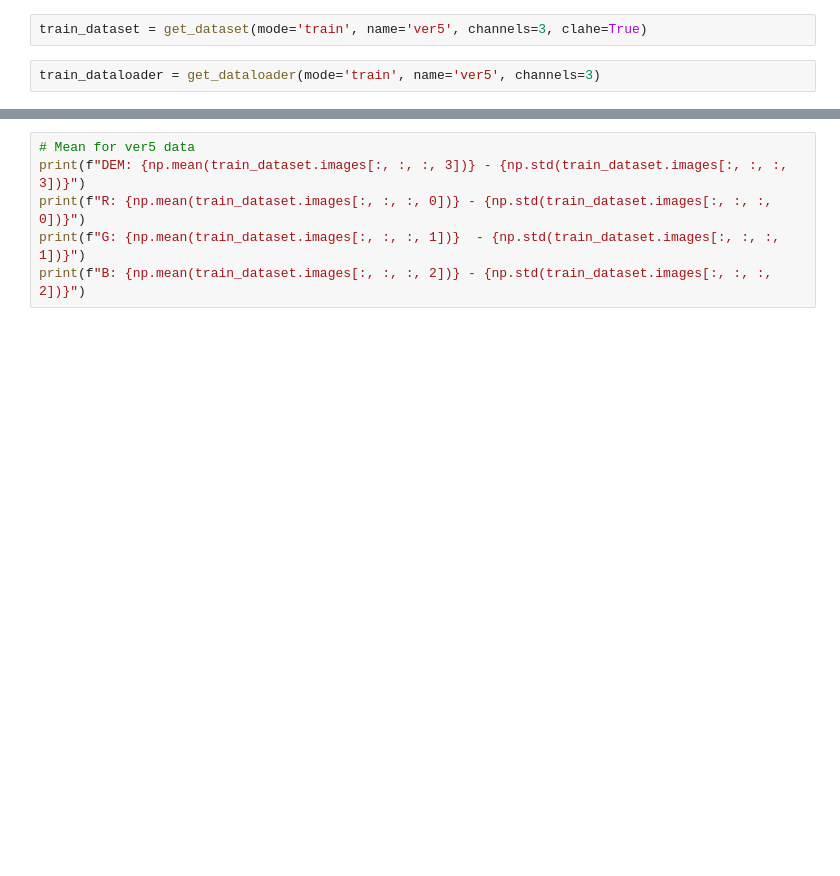
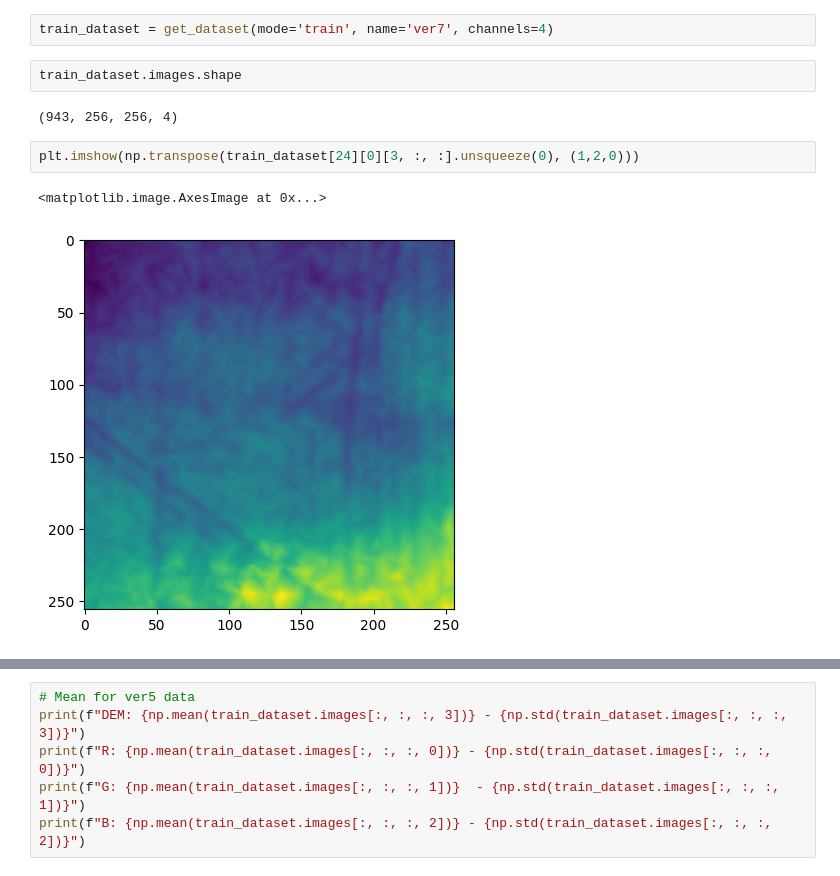
Before and after one commit to Cr1msonEdge/Drainage-detection-topography, a Jupyter notebook: dataset_watching.ipynb, the cells around one changed output, grey strips where cells are left out. Cells and saved outputs as stored; diff of their text form; blank space fills up the shorter version.

```diff
--- a/dataset_watching.ipynb
+++ b/dataset_watching.ipynb
@@ -30,6 +7,13 @@ plt.show()
 # %%
-train_dataset = get_dataset(mode='train', name='ver5', channels=3, clahe=True)
+train_dataset = get_dataset(mode='train', name='ver7', channels=4)
-# %%
-train_dataloader = get_dataloader(mode='train', name='ver5', channels=3)
+# %%
+train_dataset.images.shape
+# %% [output]
+(943, 256, 256, 4)
+# %%
+plt.imshow(np.transpose(train_dataset[24][0][3, :, :].unsqueeze(0), (1,2,0)))
+# %% [output]
+<matplotlib.image.AxesImage at 0x...>
+[figure, added]
 # %%
 # 12
```
Also changed, not shown: parts of 11 cells of this notebook, 28 other files.
